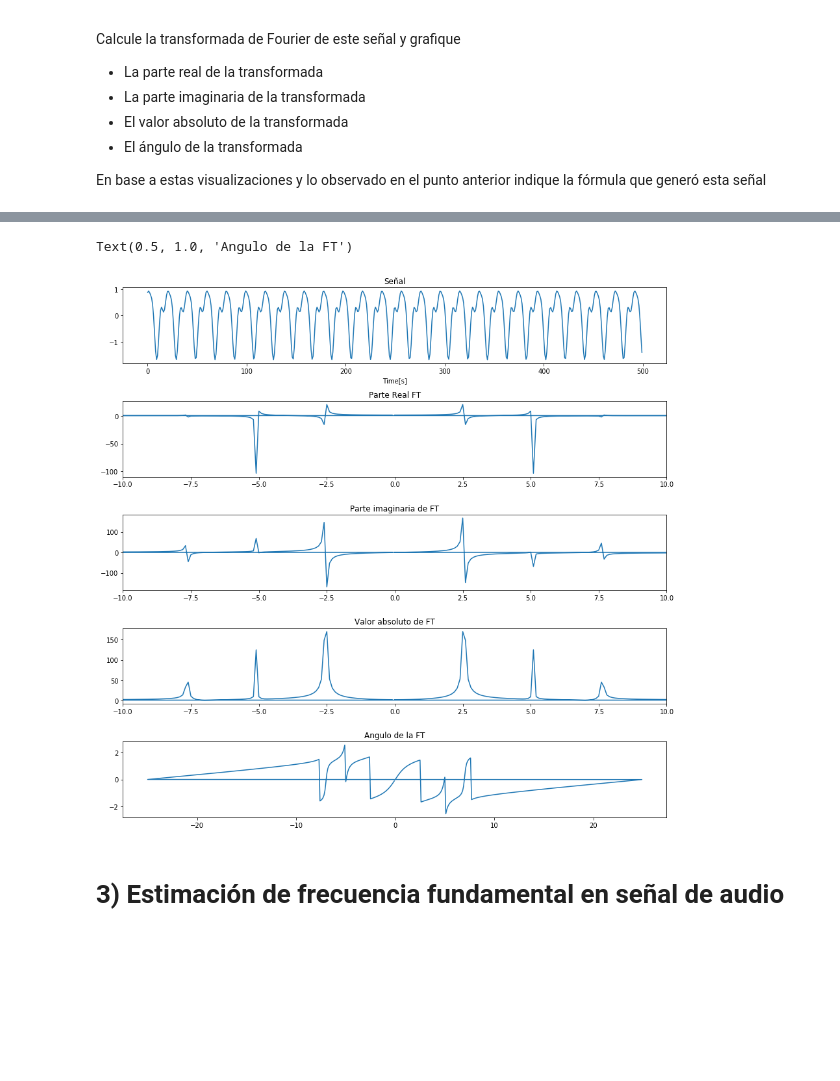
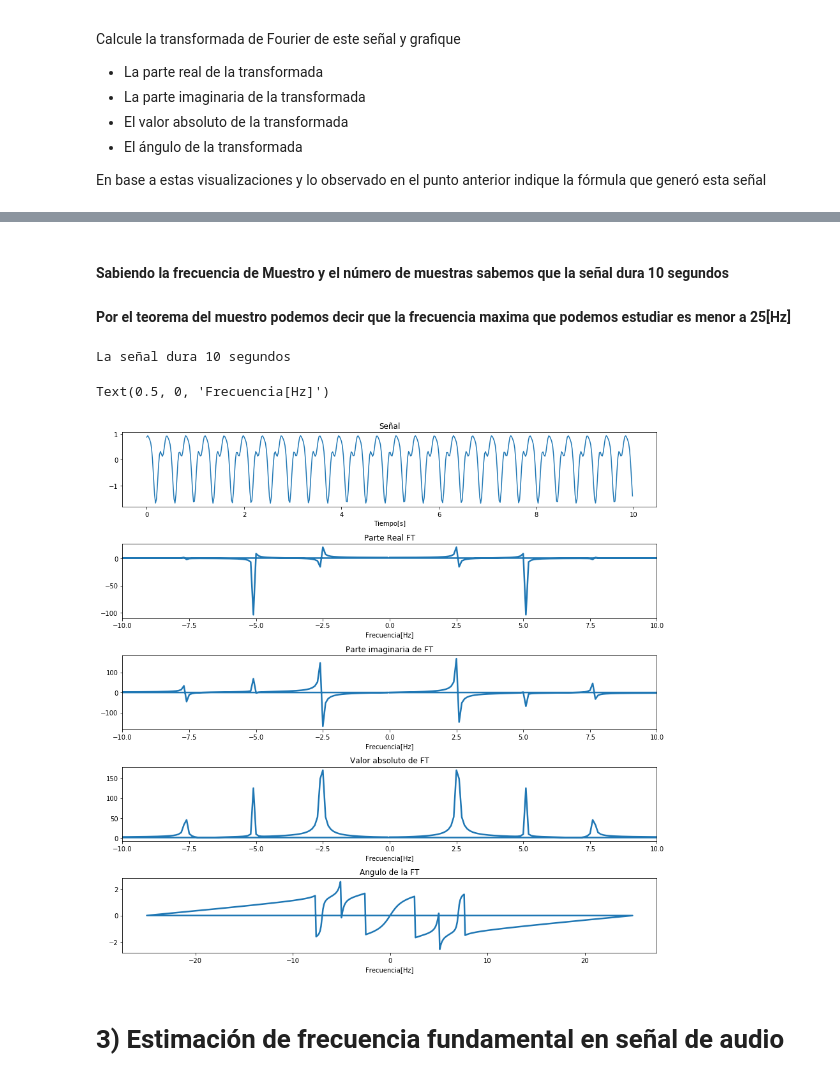
Before and after one commit to enzomarin/actividad1SisLin, a Jupyter notebook: info183_actividad_1.ipynb, the cells around one changed output, grey strips where cells are left out. Cells and saved outputs as stored; diff of their text form; code cells hidden in the pictures; blank space fills up the shorter version.

```diff
--- a/info183_actividad_1.ipynb
+++ b/info183_actividad_1.ipynb
@@ -177,51 +188,52 @@ plt.plot(x);
+# %% [markdown]
+#### Sabiendo la frecuencia de Muestro y el número de muestras sabemos que la señal dura 10 segundos
+#### Por el teorema del muestro podemos decir que la frecuencia maxima que podemos estudiar es menor a 25[Hz]
 # %%
 N=500
 fs= 50.0
 x = np.loadtxt('signal.dat')
 t = np.arange(0.0, 10.0, step= 1./50)
+print("La señal dura 10 segundos")
 señal=x
 
 _, axes = plt.subplots(5,1)
 plt.subplots_adjust(hspace= 0.5)
 axes[0].figure.set_size_inches(15,15)
-axes[0].plot(x)
+axes[0].plot(t,x)
 axes[0].set_title("Señal")
-axes[0].set_xlabel('Time[s]')
+axes[0].set_xlabel('Tiempo[s]')
 
 
 value = np.real(fftpack.fft(x));
 #print(value);
 freq = fftpack.fftfreq(n=len(t));
 #print(freq);
-#axes[1].plot(fftpack.fftfreq(n=len(t)), fftpack.fft(x));
-##axes[1].plot(fftpack.fftfreq(n=len(t)), np.real(fftpack.fft(x)), linewidth=2.5);
 
 fourier = fftpack.fft(señal)
 #n = señal.size
 n = len(t)
 timestep = 1./50
 freq = np.fft.fftfreq(n, d=timestep)
 
-axes[1].plot(freq,np.real(fourier))
+axes[1].plot(freq,np.real(fourier),linewidth=2.5)
 axes[1].set_title("Parte Real FT")
+axes[1].set_xlabel('Frecuencia[Hz]')
 axes[1].set_xlim([-10, 10])
-
-
-axes[2].plot(freq, np.imag(fourier))
+axes[2].plot(freq, np.imag(fourier),linewidth=2.5)
 axes[2].set_title("Parte imaginaria de FT")
+axes[2].set_xlabel('Frecuencia[Hz]')
 axes[2].set_xlim([-10, 10])
-
-
-axes[3].plot(freq, np.abs(fourier))
+axes[3].plot(freq, np.abs(fourier),linewidth=2.5)
 axes[3].set_title("Valor absoluto de FT")
+axes[3].set_xlabel('Frecuencia[Hz]')
 axes[3].set_xlim([-10, 10])
-
-
-axes[4].plot(freq, np.angle(fourier))
+axes[4].plot(freq, np.angle(fourier),linewidth=2.5)
 axes[4].set_title("Angulo de la FT")
+axes[4].set_xlabel('Frecuencia[Hz]')
 # %% [output]
-Text(0.5, 1.0, 'Angulo de la FT')
+La señal dura 10 segundos
+Text(0.5, 0, 'Frecuencia[Hz]')
-[figure, old version]
+[figure, new version]
 # %% [markdown]
 # 3) Estimación de frecuencia fundamental en señal de audio
 # %% [markdown]
```
Also changed, not shown: parts of 9 cells of this notebook.
